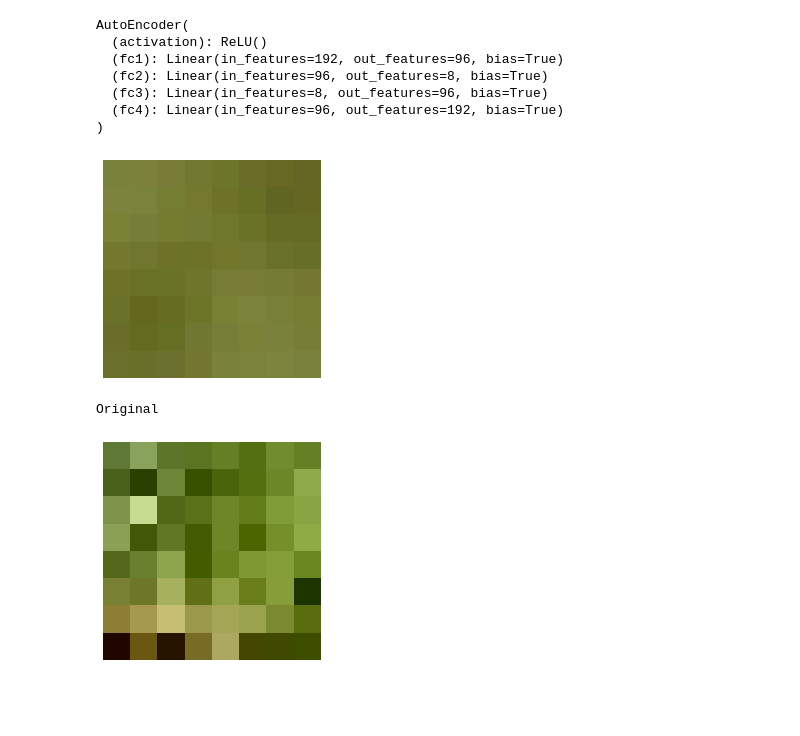
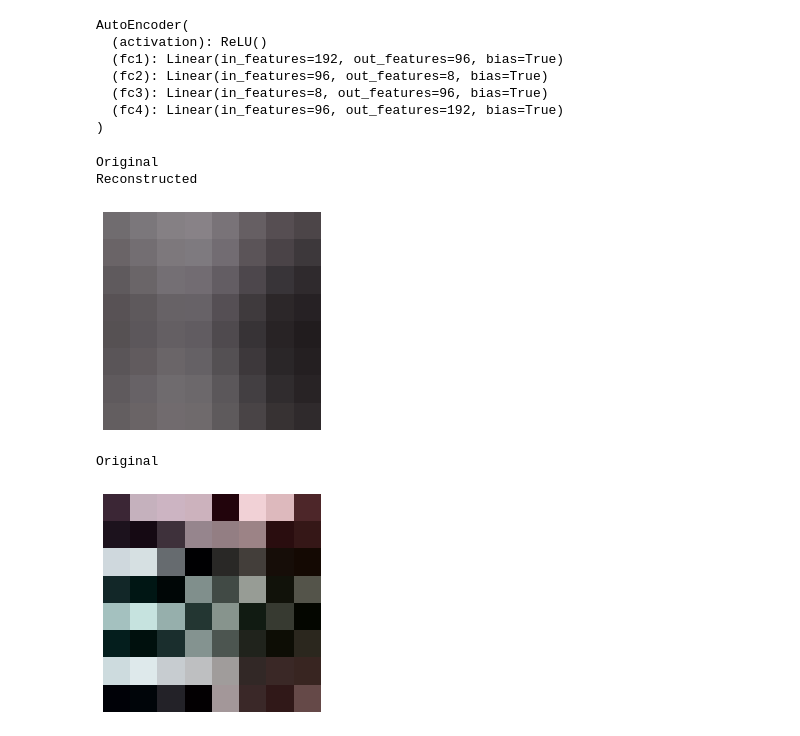
Before and after one commit to igrodfer/TFG, a Jupyter notebook: trainer.ipynb, the cells around one changed output. Drawn from its saved outputs; the diff is of its cells as text; code cells hidden in the pictures; blank space fills up the shorter version.

```diff
--- a/trainer.ipynb
+++ b/trainer.ipynb
@@ -135,6 +138,7 @@ def train_autoencoder(epoch_size, train_loader,optimizer,model,criterion,max_epo
 # %%
 net = AutoEncoder()
-net.to(device)
+device = torch.device("cuda:0" if torch.cuda.is_available() else "cpu")
+net = net.to(device)
 batch_maker = get_tile_batch(image_path_list,batch_size=1000)
 
 criterion = nn.MSELoss()
@@ -166,4 +185,5 @@ Original
 # %%
+models_path = os.path.join(wd_path, "models")
 loaded_autoencoder = AutoEncoder.load_autoencoder(os.path.join(models_path, "ae_0.pt"))
 loaded_autoencoder.to(device)
 # %% [output]
@@ -176,17 +196,25 @@ AutoEncoder(
 )
 # %%
 # get some random training images
+batch_maker = get_tile_batch([os.path.join(wd_path, "images","val_0_0.jpeg")],batch_size=1)
+images = next(batch_maker)
+images = images.to(device)
 
-x_r = loaded_autoencoder.encode(images[0].view(3*8*8))
+print("Original")
+
+x_r = loaded_autoencoder.encode(images.view(-1,3*8*8))
 x_rebuilt_r = loaded_autoencoder.decode(x_r).detach().cpu().view(3,8,8)
 
+print("Reconstructed")
+# show images
+imshow(x_rebuilt_r)
+print("Original")
 
-# show images
-imshow(torchvision.utils.make_grid(x_rebuilt_r))
-print("Original")
 imshow(images[0].detach().cpu().view(3,8,8))
 # print labels
 # %% [output]
+Original
+Reconstructed
-[figure, old version]
+[figure, new version]
-Original
+Original
-[figure, old version]
+[figure, new version]
```
Also changed, not shown: parts of 5 cells of this notebook.
